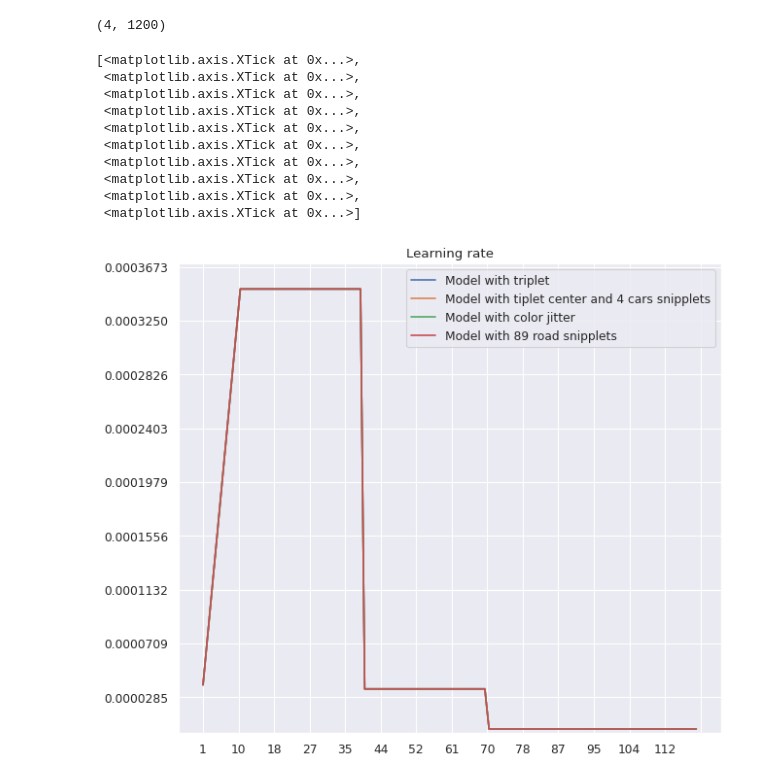
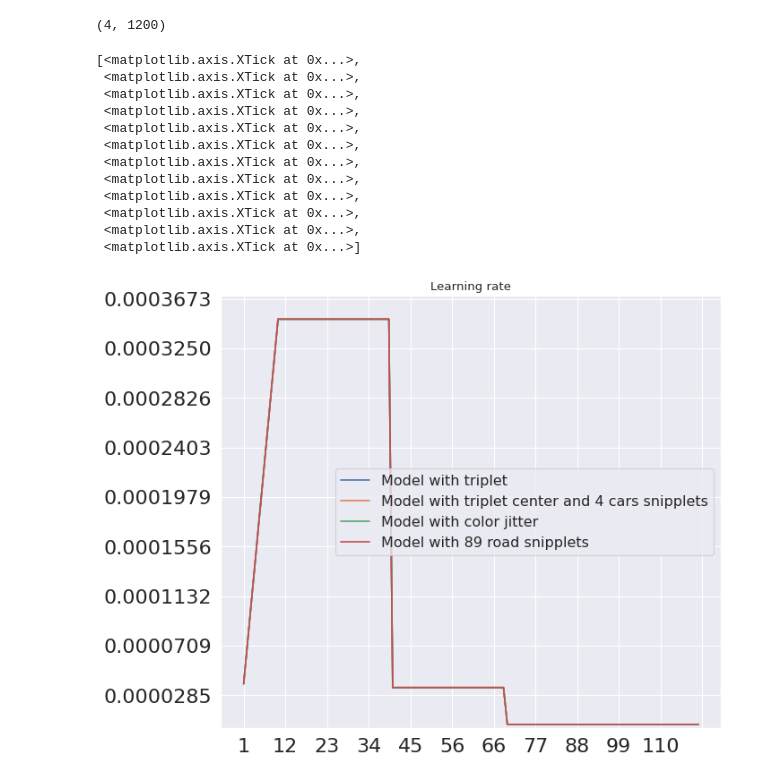
Before and after one commit to nodiz/reid-strong-baseline, a Jupyter notebook: plot log.ipynb, the cells around one changed output. Drawn from its saved outputs; the diff is of its cells as text; code cells hidden in the pictures.

Commit message:
encore de plus jolies figures

```diff
--- a/plot log.ipynb
+++ b/plot log.ipynb
@@ -108,55 +109,60 @@ simulation=np.load('./logs/simulation1/simulation.npy')
 simulation=np.asarray(simulation)
 # %%
 import seaborn as sns
+
 
 sns.set()
 
 plt.figure(figsize=(9,8), dpi=80, facecolor='w', edgecolor ='k')
+matplotlib.rc('xtick', labelsize=20)
+matplotlib.rc('ytick', labelsize=20)
 plt.title('Learning rate')
 plt.plot(simulation1[0][:],simulation1[1][:].astype(np.float),label='Model with triplet')
-plt.plot(cars[0][:]-1,cars[1][:].astype(np.float),label='Model with tiplet center and 4 cars snipplets')
+plt.plot(cars[0][:]-1,cars[1][:].astype(np.float),label='Model with triplet center and 4 cars snipplets')
 plt.plot(data_aug[0][:]-1,data_aug[1][:].astype(np.float),label='Model with color jitter')
 plt.plot(Epoch,Lr,label='Model with 89 road snipplets')
-plt.legend()
+plt.legend(fontsize="large")
 ax = plt.gca()
 ymin, ymax = ax.get_ylim()
 ax.set_yticks(np.linspace(ymin,ymax,10))
-ax.set_xticks(np.linspace(0,120,15))
+ax.set_xticks(np.linspace(0,120,12))
 ax.set_ylim((0,0.00037))
 
 plt.figure(figsize=(9,8), dpi=80, facecolor='w', edgecolor ='k')
 plt.title('Accuracy')
 plt.plot(simulation[0][:]-1,simulation[2][:],label='Model with triplet')
-plt.plot(cars[0][:]-1,cars[2][:],label='Model with tiplet center and 4 cars snipplets')
+plt.plot(cars[0][:]-1,cars[2][:],label='Model with triplet center and 4 cars snipplets')
 plt.plot(data_aug[0][:]-1,data_aug[2][:].astype(np.float),label='Model with color jitter')
 plt.plot(Epoch,Acc,label='Model with 89 road snipplets')
-plt.legend()
+plt.legend(fontsize="large")
 ax = plt.gca()
 ymin, ymax = ax.get_ylim()
 ax.set_yticks(np.linspace(ymin,ymax,10))
-ax.set_xticks(np.linspace(0,120,15))
+ax.set_xticks(np.linspace(0,120,12))
 ax.set_ylim((0,1))
 
 plt.figure(figsize=(9,8), dpi=80, facecolor='w', edgecolor ='k')
 plt.title('Loss')
 plt.plot(simulation[0][:]-1,simulation[3][:],label='Model with triplet')
-plt.plot(cars[0][:]-1,cars[3][:],label='Model with tiplet center and 4 cars snipplets')
+plt.plot(cars[0][:]-1,cars[3][:],label='Model with triplet center and 4 cars snipplets')
 plt.plot(data_aug[0][:]-1,data_aug[3][:].astype(np.float),label='Model with color jitter')
 plt.plot(Epoch,Loss,label='Model with 89 road snipplets')
-plt.legend()
+plt.legend(fontsize="large")
 ax = plt.gca()
 ymin, ymax = ax.get_ylim()
 ax.set_yticks(np.linspace(ymin,ymax,15))
-ax.set_xticks(np.linspace(0,120,10))
+ax.set_xticks(np.linspace(0,120,12))
 # %% [output]
 [<matplotlib.axis.XTick at 0x...>,
  <matplotlib.axis.XTick at 0x...>,
  <matplotlib.axis.XTick at 0x...>,
  <matplotlib.axis.XTick at 0x...>,
  <matplotlib.axis.XTick at 0x...>,
  <matplotlib.axis.XTick at 0x...>,
  <matplotlib.axis.XTick at 0x...>,
  <matplotlib.axis.XTick at 0x...>,
  <matplotlib.axis.XTick at 0x...>,
+ <matplotlib.axis.XTick at 0x...>,
+ <matplotlib.axis.XTick at 0x...>,
  <matplotlib.axis.XTick at 0x...>]
-[figure, old version]
+[figure, new version]
```
Also changed, not shown: parts of 4 cells of this notebook.
